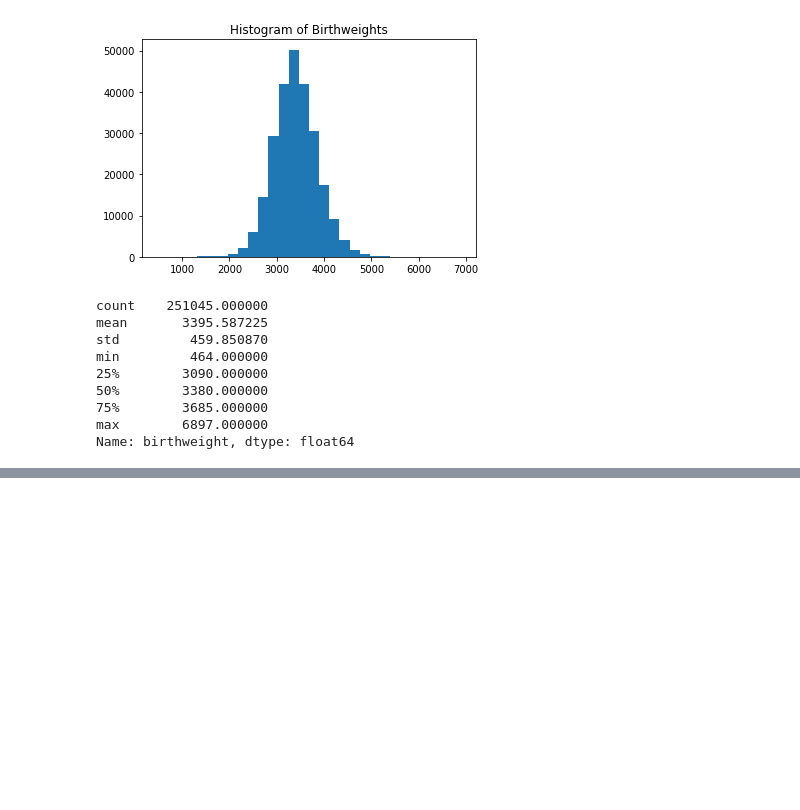
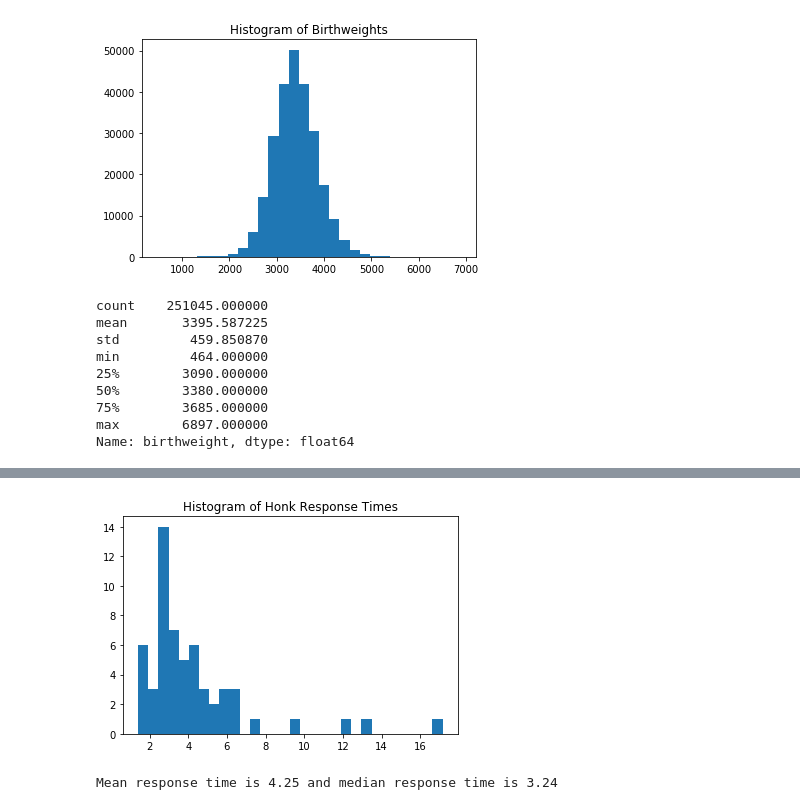
Before and after one commit to gredellm/python-intro-stats-sp, a Jupyter notebook: ISCAM Descriptive Statistics.ipynb, the cells around one changed output, grey strips where cells are left out. Saved outputs shown, nothing was run; the diff lists cells and outputs as text; code cells hidden in the pictures; blank space fills up the shorter version.

```diff
--- a/ISCAM Descriptive Statistics.ipynb
+++ b/ISCAM Descriptive Statistics.ipynb
@@ -119,0 +150,7 @@ xmax
+# %%
+# Save data URL
+url = "http://www.rossmanchance.com/iscam2/data/honking.txt"
+
+# Use pandas to read in the data from the URL
+honks = pd.read_csv(url, sep = "\s+")
+honks.head()
@@ -119,0 +164,13 @@ xmax
+# %%
+# Create a histogram of the response times
+plt.hist(honks.responsetime, bins = 30)
+plt.title("Histogram of Honk Response Times")
+plt.show()
+# %% [output]
+[figure, added]
+# %%
+# Compare mean and median response times
+print("Mean response time is", round(honks.responsetime.mean(), 2),
+      "and median response time is", honks.responsetime.median())
+# %% [output]
+Mean response time is 4.25 and median response time is 3.24
```
Also changed, not shown: parts of 23 cells of this notebook, 3 other files.
